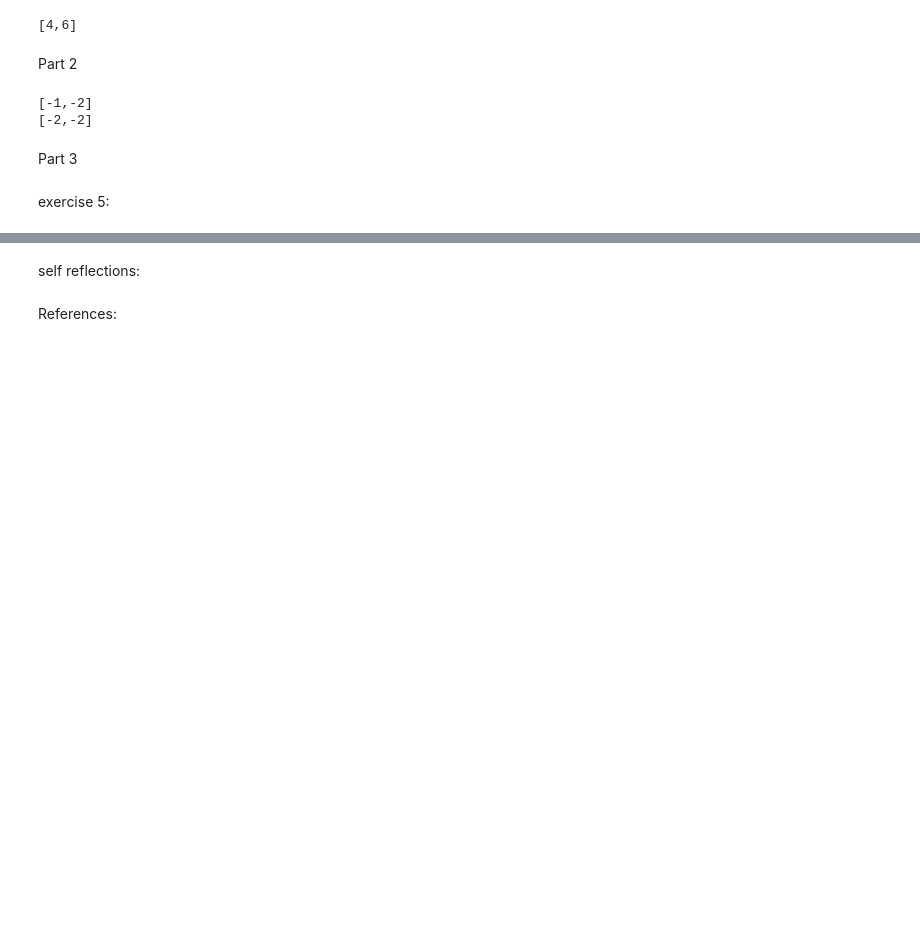
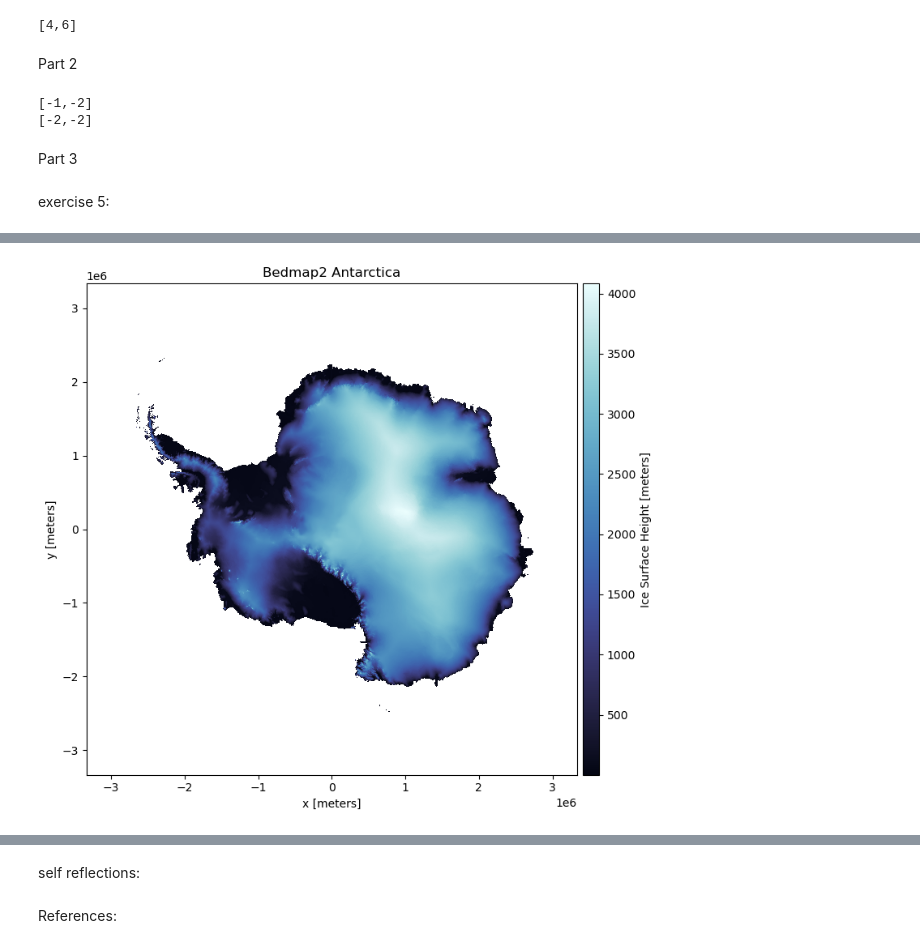
Before and after one commit to AmundRB/MOD300-Group-12, a Jupyter notebook: test01.ipynb, the cells around one changed output, grey strips where cells are left out. Saved outputs shown, nothing was run; the diff lists cells and outputs as text; code cells hidden in the pictures; blank space fills up the shorter version.

```diff
--- a/test01.ipynb
+++ b/test01.ipynb
@@ -617,0 +570,15 @@ AttributeError: module 'rockhound' has no attribute 'fetch'
+# %%
+#Magnus ex 5
+import rockhound as rh
+import matplotlib.pyplot as plt
+import cmocean
+import numpy as np
+bedmap = rh.fetch_bedmap2(datasets=["thickness","surface","bed"])
+plt.figure(figsize=(8, 7))
+ax = plt.subplot(111)
+bedmap.surface.plot.pcolormesh(ax=ax,cmap=cmocean.cm.ice, cbar_kwargs=dict(pad=0.01, aspect=30))
+plt.title("Bedmap2 Antarctica")
+plt.tight_layout()
+plt.show()
+# %% [output]
+[figure, added]
```
Also changed, not shown: parts of 5 cells of this notebook.
